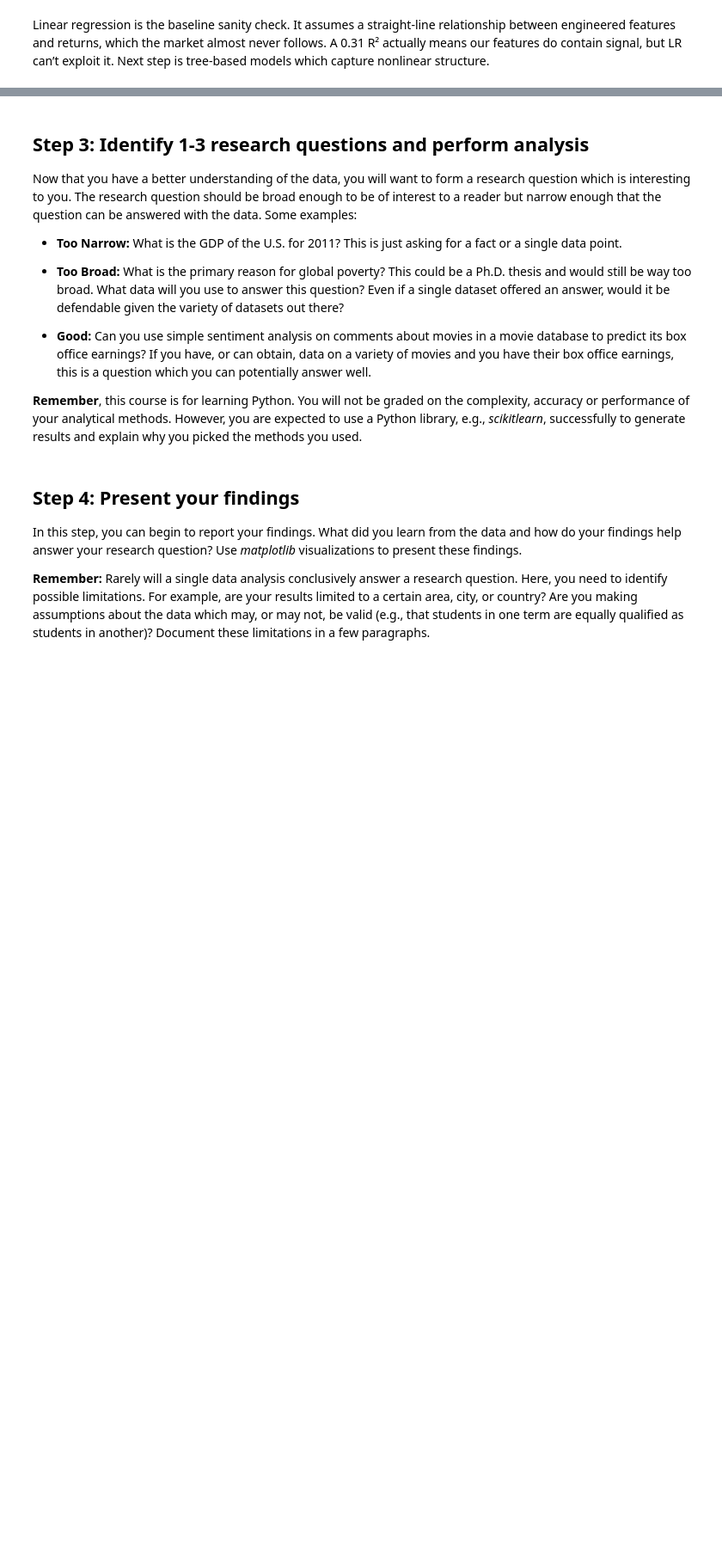
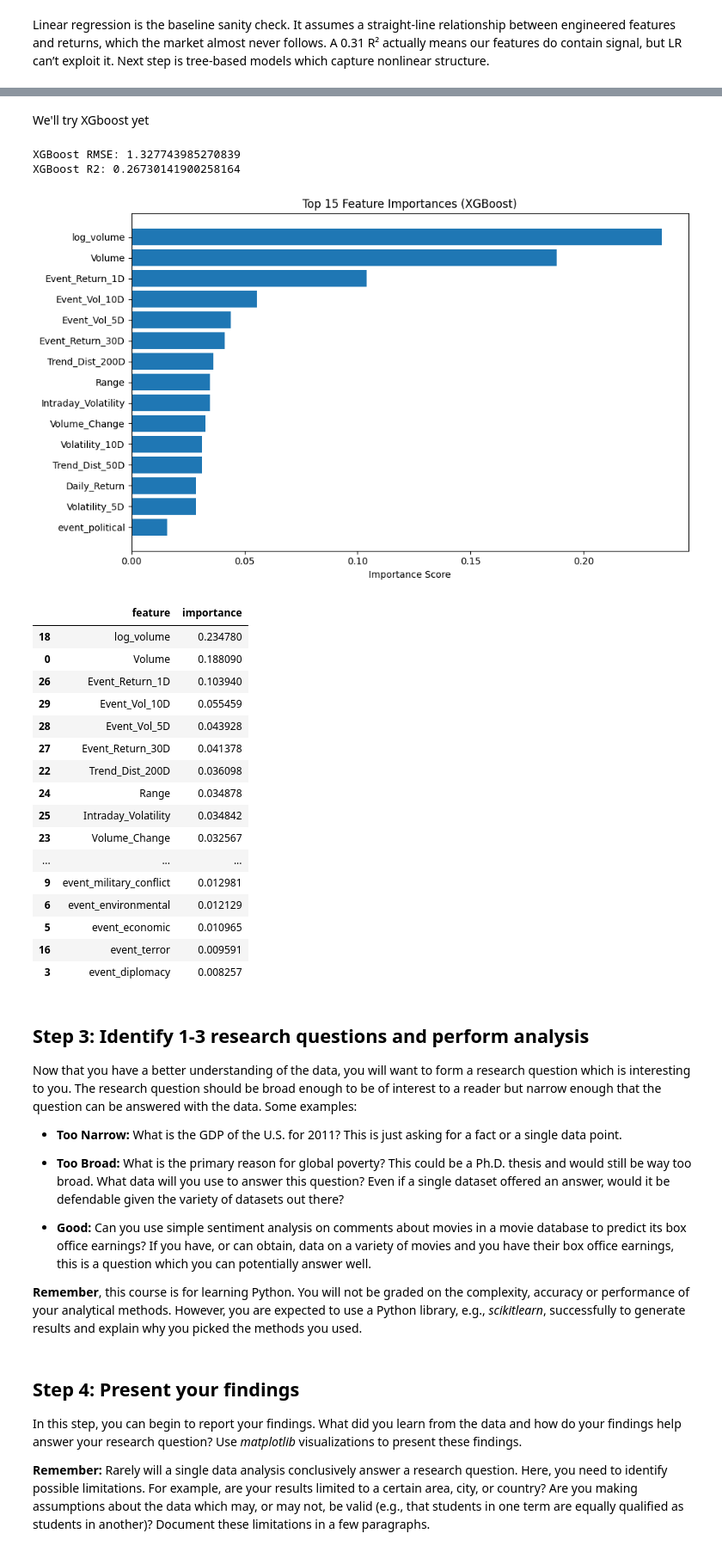
Before and after one commit to kiah-ucsd/DES200, a Jupyter notebook: FinalProject/Final Project_Fall2025.ipynb, the cells around one changed output, grey strips where cells are left out. Shown at 86% size. Cells and saved outputs as stored; diff of their text form; code cells hidden in the pictures; blank space fills up the shorter version.

```diff
--- a/FinalProject/Final Project_Fall2025.ipynb
+++ b/FinalProject/Final Project_Fall2025.ipynb
@@ -1153,3 +1153,73 @@ imp_df.head(20)
+# %% [markdown]
+We'll try XGboost yet
+# %%
+from xgboost import XGBRegressor
+
+xgb = XGBRegressor(
+    n_estimators=400,
+    learning_rate=0.05,
+    max_depth=6,
+    subsample=0.9,
+    colsample_bytree=0.8,
+    objective='reg:squarederror',
+    random_state=42
+)
+
+xgb.fit(X_train, y_train)
+
+from sklearn.metrics import mean_squared_error, r2_score
+import numpy as np
+
+preds = xgb.predict(X_test)
+
+rmse = np.sqrt(mean_squared_error(y_test, preds))
+r2 = r2_score(y_test, preds)
+
+print("XGBoost RMSE:", rmse)
+print("XGBoost R2:", r2)
+# %% [output]
+XGBoost RMSE: 1.327743985270839
+XGBoost R2: 0.26730141900258164
+# %%
+# Feature importance visualization
+importances = xgb.feature_importances_
+feat_names = X_train.columns
+
+# Put into a DataFrame for readability
+imp_df = pd.DataFrame({
+    'feature': feat_names,
+    'importance': importances
+}).sort_values('importance', ascending=False)
+
+# Plot
+plt.figure(figsize=(10, 6))
+plt.barh(imp_df['feature'].head(15), imp_df['importance'].head(15))
+plt.gca().invert_yaxis()
+plt.title("Top 15 Feature Importances (XGBoost)")
+plt.xlabel("Importance Score")
+plt.tight_layout()
+plt.show()
+
+imp_df.head(20)
+# %% [output]
+[figure, added]
+|  | feature | importance |
+| 18 | log_volume | 0.234780 |
+| 0 | Volume | 0.188090 |
+| 26 | Event_Return_1D | 0.103940 |
+| 29 | Event_Vol_10D | 0.055459 |
+| 28 | Event_Vol_5D | 0.043928 |
+| 27 | Event_Return_30D | 0.041378 |
+| 22 | Trend_Dist_200D | 0.036098 |
+| 24 | Range | 0.034878 |
+| 25 | Intraday_Volatility | 0.034842 |
+| 23 | Volume_Change | 0.032567 |
+| ... | ... | ... |
+| 9 | event_military_conflict | 0.012981 |
+| 6 | event_environmental | 0.012129 |
+| 5 | event_economic | 0.010965 |
+| 16 | event_terror | 0.009591 |
+| 3 | event_diplomacy | 0.008257 |
 # %% [markdown]
 ## Step 3:  Identify 1-3 research questions and perform analysis
 
```
Also changed, not shown: parts of 5 cells of this notebook.
